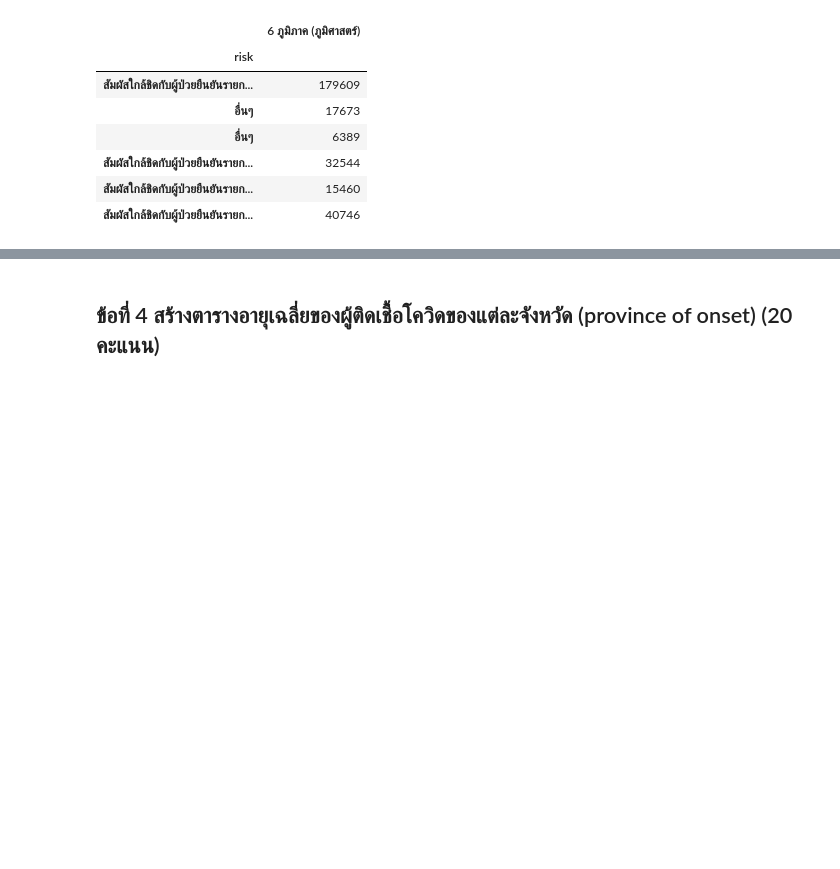
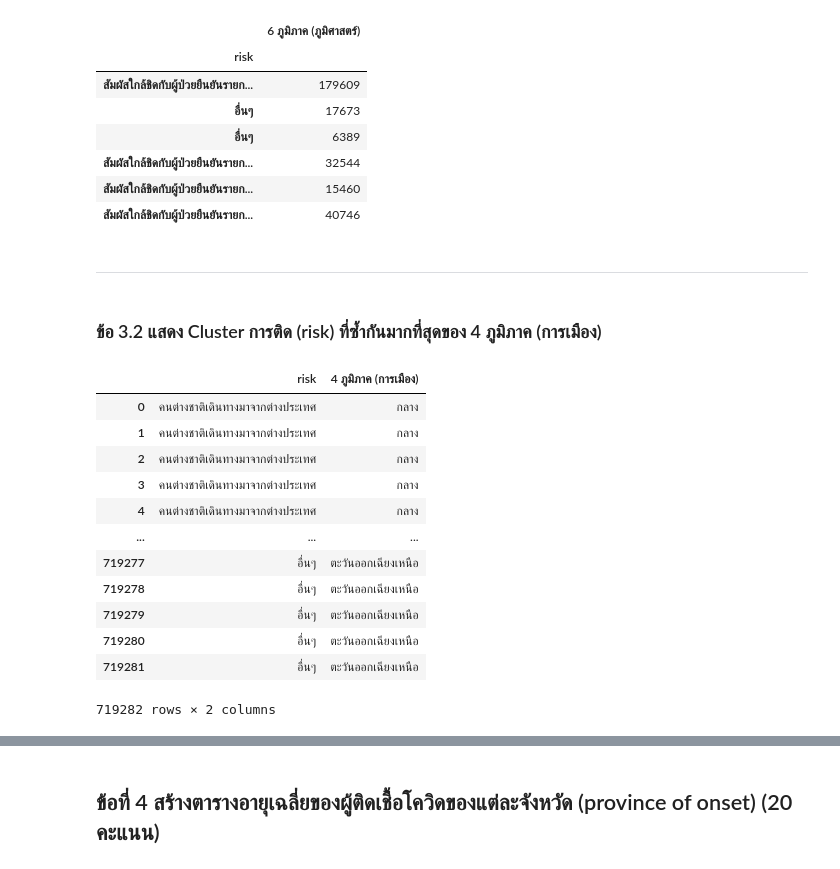
Before and after one commit to sitthatkaja/data_viz_2022, a Jupyter notebook: BasicPython&DataViz_midterm2022.ipynb, the cells around one changed output, grey strips where cells are left out. Saved outputs shown, nothing was run; the diff lists cells and outputs as text; code cells hidden in the pictures; blank space fills up the shorter version.

```diff
--- a/BasicPython&DataViz_midterm2022.ipynb
+++ b/BasicPython&DataViz_midterm2022.ipynb
@@ -657,3 +657,24 @@ sum_G3
 | สัมผัสใกล้ชิดกับผู้ป่วยยืนยันรายก... | 32544 |
 | สัมผัสใกล้ชิดกับผู้ป่วยยืนยันรายก... | 15460 |
 | สัมผัสใกล้ชิดกับผู้ป่วยยืนยันรายก... | 40746 |
+# %% [markdown]
+---
+# %% [markdown]
+### ข้อ 3.2 แสดง Cluster การติด (risk) ที่ซ้ำกันมากที่สุดของ 4 ภูมิภาค (การเมือง)
+# %%
+P3 = covid_data_on[['risk','4 ภูมิภาค (การเมือง)']]
+P3
+# %% [output]
+|  | risk | 4 ภูมิภาค (การเมือง) |
+| 0 | คนต่างชาติเดินทางมาจากต่างประเทศ | กลาง |
+| 1 | คนต่างชาติเดินทางมาจากต่างประเทศ | กลาง |
+| 2 | คนต่างชาติเดินทางมาจากต่างประเทศ | กลาง |
+| 3 | คนต่างชาติเดินทางมาจากต่างประเทศ | กลาง |
+| 4 | คนต่างชาติเดินทางมาจากต่างประเทศ | กลาง |
+| ... | ... | ... |
+| 719277 | อื่นๆ | ตะวันออกเฉียงเหนือ |
+| 719278 | อื่นๆ | ตะวันออกเฉียงเหนือ |
+| 719279 | อื่นๆ | ตะวันออกเฉียงเหนือ |
+| 719280 | อื่นๆ | ตะวันออกเฉียงเหนือ |
+| 719281 | อื่นๆ | ตะวันออกเฉียงเหนือ |
+719282 rows × 2 columns
```
Also changed, not shown: parts of 26 cells of this notebook.
